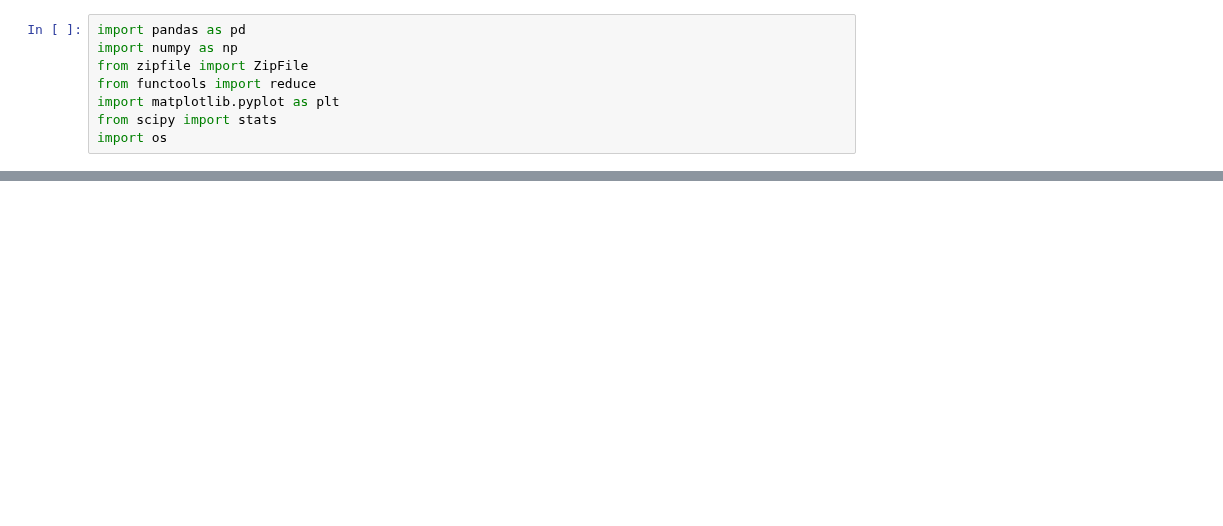
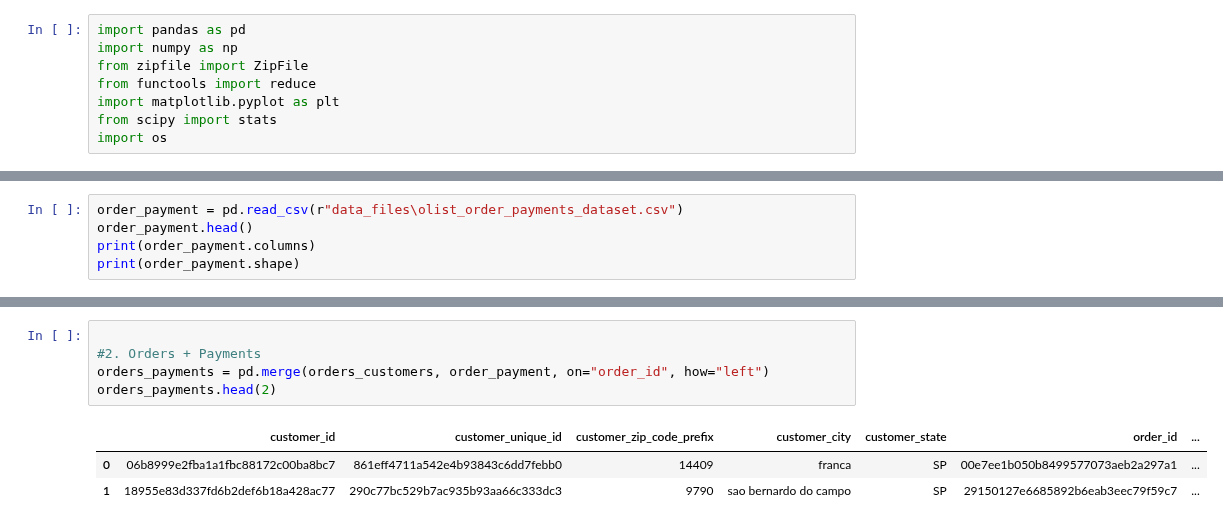
Before and after one commit to bissakaAI/DataAndData_analysis, a Jupyter notebook: Task_folder/pandas/probability/probabilitywork.ipynb, the cells around one changed output, grey strips where cells are left out. Drawn from its saved outputs; the diff is of its cells as text; blank space fills up the shorter version.

```diff
--- a/Task_folder/pandas/probability/probabilitywork.ipynb
+++ b/Task_folder/pandas/probability/probabilitywork.ipynb
@@ -16,0 +86,5 @@ FileNotFoundError: [Errno 2] No such file or directory: 'C:\\Users\\ncc(Admin)\\
+# %%
+order_payment = pd.read_csv(r"data_files\olist_order_payments_dataset.csv")
+order_payment.head()
+print(order_payment.columns)
+print(order_payment.shape)
@@ -16,0 +195,9 @@ FileNotFoundError: [Errno 2] No such file or directory: 'C:\\Users\\ncc(Admin)\\
+# %%
+
+#2. Orders + Payments
+orders_payments = pd.merge(orders_customers, order_payment, on="order_id", how="left")
+orders_payments.head(2)
+# %% [output]
+|  | customer_id | customer_unique_id | customer_zip_code_prefix | customer_city | customer_state | order_id | ... |
+| 0 | 06b8999e2fba1a1fbc88172c00ba8bc7 | 861eff4711a542e4b93843c6dd7febb0 | 14409 | franca | SP | 00e7ee1b050b8499577073aeb2a297a1 | ... |
+| 1 | 18955e83d337fd6b2def6b18a428ac77 | 290c77bc529b7ac935b93aa66c333dc3 | 9790 | sao bernardo do campo | SP | 29150127e6685892b6eab3eec79f59c7 | ... |
```
Also changed, not shown: parts of 28 cells of this notebook.
